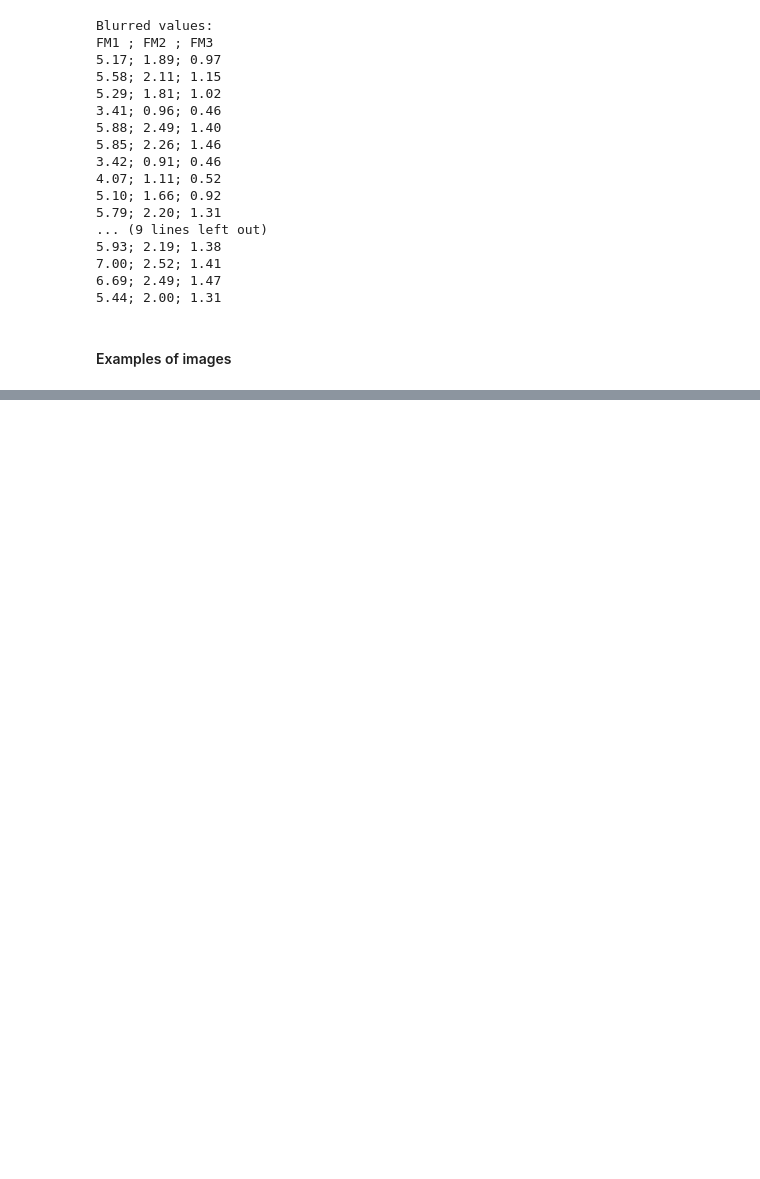
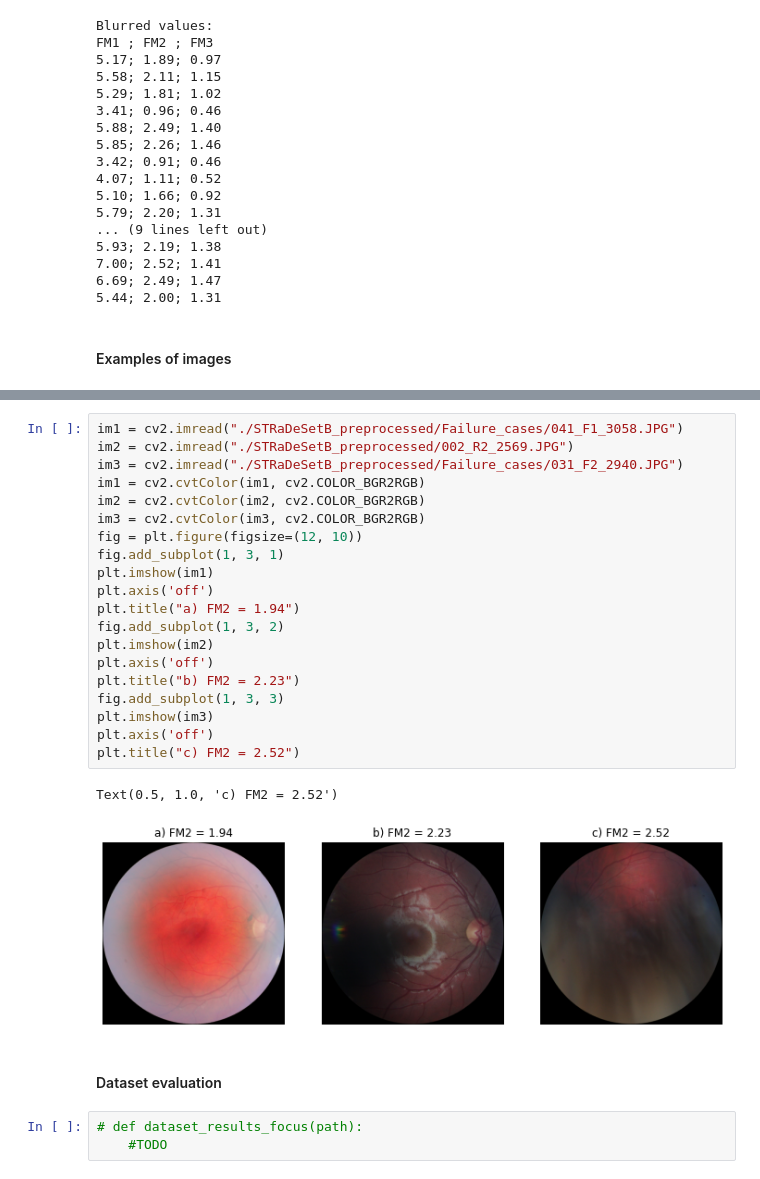
Before and after one commit to terezaburianova/VUT-BIO, a Jupyter notebook: focus.ipynb, the cells around one changed output, grey strips where cells are left out. Drawn from its saved outputs; the diff is of its cells as text; blank space fills up the shorter version.

Commit message:
Focus with examples

```diff
--- a/focus.ipynb
+++ b/focus.ipynb
@@ -102,0 +110,28 @@ show_res_focus("./STRaDeSetB_preprocessed/Failure_cases/031_F2_2940.JPG")
+# %%
+im1 = cv2.imread("./STRaDeSetB_preprocessed/Failure_cases/041_F1_3058.JPG")
+im2 = cv2.imread("./STRaDeSetB_preprocessed/002_R2_2569.JPG")
+im3 = cv2.imread("./STRaDeSetB_preprocessed/Failure_cases/031_F2_2940.JPG")
+im1 = cv2.cvtColor(im1, cv2.COLOR_BGR2RGB)
+im2 = cv2.cvtColor(im2, cv2.COLOR_BGR2RGB)
+im3 = cv2.cvtColor(im3, cv2.COLOR_BGR2RGB)
+fig = plt.figure(figsize=(12, 10))
+fig.add_subplot(1, 3, 1)
+plt.imshow(im1)
+plt.axis('off')
+plt.title("a) FM2 = 1.94")
+fig.add_subplot(1, 3, 2)
+plt.imshow(im2)
+plt.axis('off')
+plt.title("b) FM2 = 2.23")
+fig.add_subplot(1, 3, 3)
+plt.imshow(im3)
+plt.axis('off')
+plt.title("c) FM2 = 2.52")
+# %% [output]
+Text(0.5, 1.0, 'c) FM2 = 2.52')
+[figure, added]
+# %% [markdown]
+#### Dataset evaluation
+# %%
+# def dataset_results_focus(path):
+    #TODO
```
Also changed, not shown: parts of 6 cells of this notebook.
